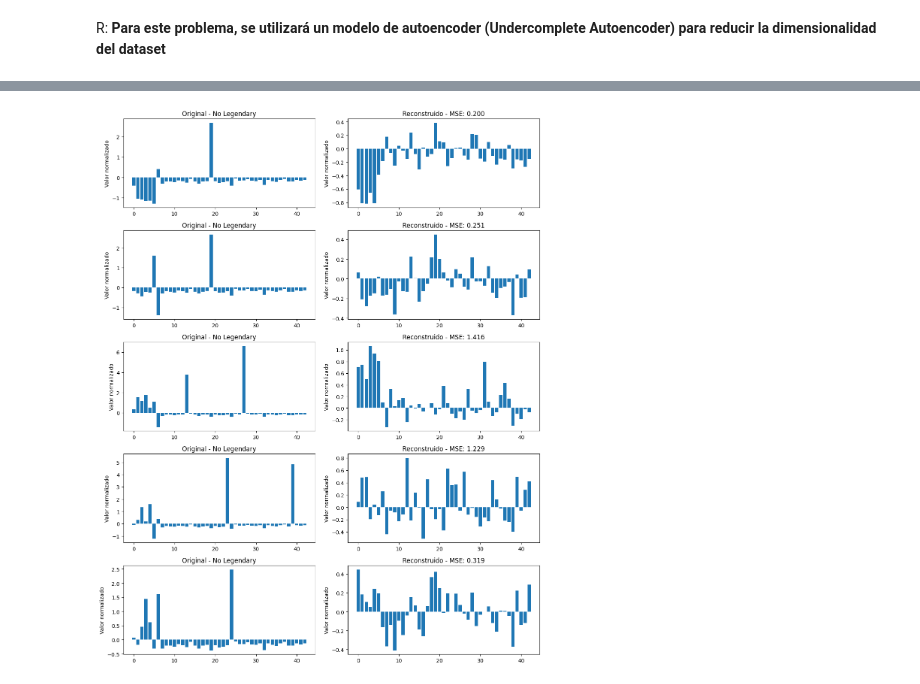
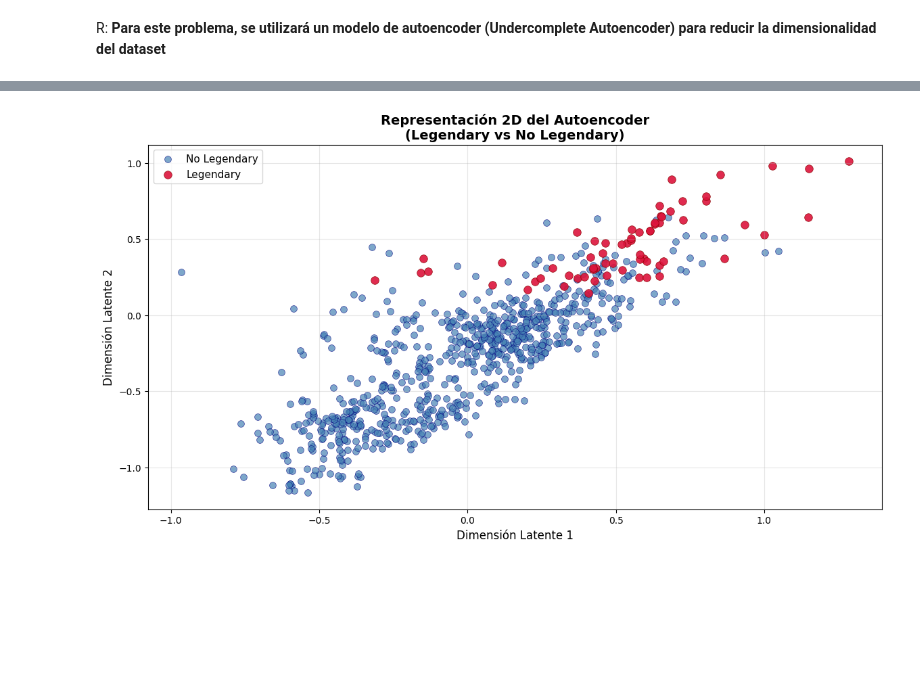
Before and after one commit to Lagartin1/Trabajo_iaU4, a Jupyter notebook: nn-act.ipynb, the cells around one changed output, grey strips where cells are left out. Drawn from its saved outputs; the diff is of its cells as text; code cells hidden in the pictures; blank space fills up the shorter version.

```diff
--- a/nn-act.ipynb
+++ b/nn-act.ipynb
@@ -179,12 +218,14 @@ class PokemonNet(nn.Module):
 En el siguiente bloque entrene la red neuronal.
 # %%
 input_dim = X_train_t.shape[1]          # cantidad de features
-model = PokemonNet(input_dim, hidden_dim=64)  # Definir el modelo con 64 neuronas en la capa oculta
+model = PokemonNet(input_dim,output_dim=2)  # 2 clases: Legendary y No Legendary
 
 # 1. Definir función de pérdida
 # usare CrossEntropyLoss, yaque
 # es la mas adecuada para clasificación multiclase y ademas la mas usada.
+
 criterion = nn.CrossEntropyLoss()
+
 # 2. Definir optimizador y tasa de aprendizaje
 # Usaremos Adam, que es un optimizador adaptativo
 # ayuda a converger mas rapido que SGD y ademas combina
@@ -487,18 +543,20 @@ class PokemonAutoencoder(nn.Module):
         print(f"Diseñando autoencoder para {input_dim} features de entrada...")
 
         # Definir las dimensiones de las capas ocultas, teniendo en cuenta que el datset esta limpio mas arriba
-        hidden1 = input_dim // 2          # ~22
-        hidden2 = hidden1 // 2             # ~11
-        hidden3 = max(hidden2 // 2, 4)     # ~6
-
-        print(f"Arquitectura: {input_dim} → {hidden1} → {hidden2} → {hidden3} → {latent_dim}")
+        hidden1 = input_dim // 2          # aprox 22
+        hidden2 = hidden1 // 2             # aprox 11
+        hidden3 = max(hidden2 // 2, 4)     # aprox 6
+        # reduccion progresiva de las dimensiones para evitar sobreajuste y mejorar la compresion
+        print(f"Arquitectura: {input_dim} -> {hidden1} -> {hidden2} -> {hidden3} -> {latent_dim}")
 
         # ENCODER: Compresión progresiva
+        # ocupa batch para estabilizar el entrenamiento
         self.encoder = nn.Sequential(
             # Primera compresión: mantiene la mayoría de información
             nn.Linear(input_dim, hidden1),
             nn.ReLU(),
             nn.BatchNorm1d(hidden1),
+            nn.Dropout(0.1),  # Dropout más bajo
 
             # Segunda compresión: extrae patrones importantes
             nn.Linear(hidden1, hidden2),
@@ -509,7 +567,6 @@ class PokemonAutoencoder(nn.Module):
             # Tercera compresión: características esenciales
             nn.Linear(hidden2, hidden3),
             nn.ReLU(),
-
             # Espacio latente: representación más compacta
             nn.Linear(hidden3, latent_dim)
         )
@@ -527,6 +584,7 @@ class PokemonAutoencoder(nn.Module):
             nn.Linear(hidden2, hidden1),
             nn.ReLU(),
             nn.BatchNorm1d(hidden1),
+            nn.Dropout(0.1),  # Dropout más bajo
 
             # Reconstrucción final (sin activación para valores continuos)
             nn.Linear(hidden1, input_dim)
@@ -597,40 +652,51 @@ Epoch 100 — Reconstruction Loss: 0.8045
 # %%
-def evaluate_ae(model, X_tensor, Y_tensor, n_samples=5):
-    """Evalúa qué tan bien reconstruye el autoencoder"""
-    model.eval()
+# Visualización de la representación 2D del autoencoder
+model_ae.eval()
+with torch.no_grad():
+    # Pasar todos los datos por el autoencoder
+    reconstructed, encoded_2d = model_ae(X_complete)
+    encoded_2d = encoded_2d.numpy()
+    reconstructed = reconstructed.numpy()
 
-    with torch.no_grad():
-        reconstruction, latent = model(X_tensor)
+# Preparar máscaras para colorear
+legendary_mask = Y_complete.numpy() == 1
 
-        # Error de reconstrucción promedio
-        mse_loss = F.mse_loss(reconstruction, X_tensor)
-        print(f"\nError de reconstrucción promedio (MSE): {mse_loss:.4f}")
+plt.figure(figsize=(14, 7))
+plt.scatter(encoded_2d[~legendary_mask, 0], encoded_2d[~legendary_mask, 1],
+           c='steelblue', alpha=0.7, s=50, label='No Legendary',
+           edgecolors='navy', linewidth=0.5)
+plt.scatter(encoded_2d[legendary_mask, 0], encoded_2d[legendary_mask, 1],
+           c='crimson', alpha=0.9, s=70, label='Legendary',
+           edgecolors='darkred', linewidth=0.5)
 
-        # Mostrar algunos ejemplos
-        indices = np.random.choice(len(X_tensor), n_samples, replace=False)
+plt.title('Representación 2D del Autoencoder\n(Legendary vs No Legendary)',
+          fontsize=14, fontweight='bold')
+plt.xlabel('Dimensión Latente 1', fontsize=12)
+plt.ylabel('Dimensión Latente 2', fontsize=12)
+plt.legend(fontsize=11)
+plt.grid(True, alpha=0.3)
 
-        fig, axes = plt.subplots(n_samples, 2, figsize=(12, 3*n_samples))
-        if n_samples == 1:
-            axes = axes.reshape(1, -1)
 
-        for i, idx in enumerate(indices):
-            original = X_tensor[idx].cpu().numpy()
-            reconstructed = reconstruction[idx].cpu().numpy()
-            is_legendary = Y_tensor[idx].item()
 
-            # Plot original
-            axes[i, 0].bar(range(len(original)), original)
-            axes[i, 0].set_title(f'Original - {"Legendary" if is_legendary else "No Legendary"}')
-            axes[i, 0].set_ylabel('Valor normalizado')
+# 1. Toma tu X_scaled (numpy array de forma [n,43]) y tus nombres de columna
+feature_names = X.columns.tolist()
 
-            # Plot reconstrucción
-            axes[i, 1].bar(range(len(reconstructed)), reconstructed)
-            axes[i, 1].set_title(f'Reconstruido - MSE: {F.mse_loss(torch.tensor(reconstructed), torch.tensor(original)):.3f}')
-            axes[i, 1].set_ylabel('Valor normalizado')
+# 2. Crea un DataFrame de las features escaladas
+X_scaled_df = pd.DataFrame(X_complete_scaled, columns=feature_names)
 
-        plt.tight_layout()
-        plt.show()
+# 3. Crea un DataFrame de la representación latente
+Z_df = pd.DataFrame(encoded_2d, columns=['Dim1','Dim2'])
 
-# Evaluar el autoencoder con los datos de test
-evaluate_ae(model_ae, X_test_t, Y_test_t, n_samples=5)
+# 4. Junta ambos y computa la correlación
+full_df = pd.concat([Z_df, X_scaled_df.reset_index(drop=True)], axis=1)
+corr = full_df.corr()
+
+# 5. Extrae y ordena las 5 features más correlacionadas (en valor absoluto) con cada dimensión
+for dim in ['Dim1','Dim2']:
+    top5 = (corr.loc[dim, feature_names]
+            .abs()
+            .sort_values(ascending=False)
+            .head(5))
+    print(f"\nTop 5 correlaciones con {dim}:")
+    print(top5)
 # %% [output]
@@ -638 +718 @@ Error de reconstrucción promedio (MSE): 0.7914
-[figure, old version]
+[figure, new version]
```
Also changed, not shown: parts of 17 cells of this notebook.
